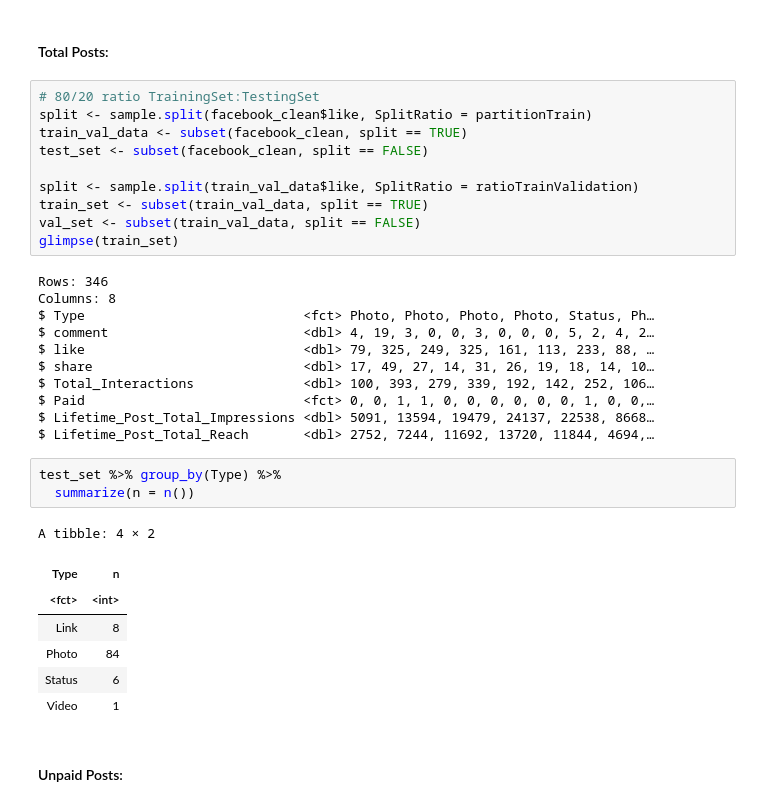
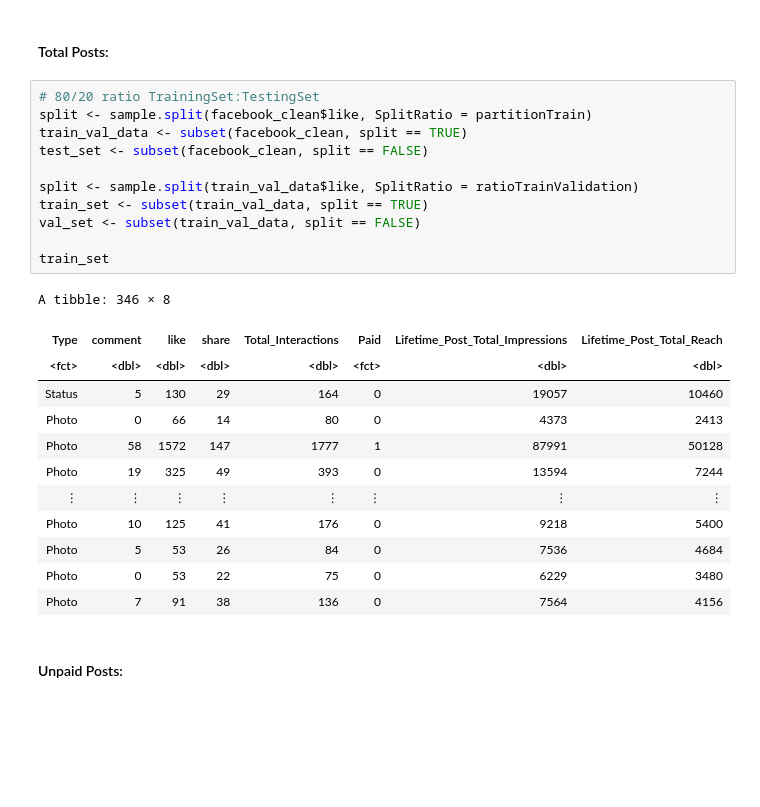
Before and after one commit to calamari99/Facebook-Post-Predictor, a Jupyter notebook: main.ipynb, the cells around one changed output. Drawn from its saved outputs; the diff is of its cells as text; blank space fills up the shorter version.

```diff
--- a/main.ipynb
+++ b/main.ipynb
@@ -161,35 +170,27 @@ ratioTrainValidation = 7/8
 # %%
 # 80/20 ratio TrainingSet:TestingSet
 split <- sample.split(facebook_clean$like, SplitRatio = partitionTrain)
 train_val_data <- subset(facebook_clean, split == TRUE)
 test_set <- subset(facebook_clean, split == FALSE)
 
 split <- sample.split(train_val_data$like, SplitRatio = ratioTrainValidation)
 train_set <- subset(train_val_data, split == TRUE)
 val_set <- subset(train_val_data, split == FALSE)
-glimpse(train_set)
+
+train_set
 # %% [output]
-Rows: 346
-Columns: 8
-$ Type                            <fct> Photo, Photo, Photo, Photo, Status, Ph…
-$ comment                         <dbl> 4, 19, 3, 0, 0, 3, 0, 0, 0, 5, 2, 4, 2…
-$ like                            <dbl> 79, 325, 249, 325, 161, 113, 233, 88, …
-$ share                           <dbl> 17, 49, 27, 14, 31, 26, 19, 18, 14, 10…
-$ Total_Interactions              <dbl> 100, 393, 279, 339, 192, 142, 252, 106…
-$ Paid                            <fct> 0, 0, 1, 1, 0, 0, 0, 0, 0, 0, 1, 0, 0,…
-$ Lifetime_Post_Total_Impressions <dbl> 5091, 13594, 19479, 24137, 22538, 8668…
-$ Lifetime_Post_Total_Reach       <dbl> 2752, 7244, 11692, 13720, 11844, 4694,…
+A tibble: 346 × 8
+| Type | comment | like | share | Total_Interactions | Paid | Lifetime_Post_Total_Impressions | Lifetime_Post_Total_Reach |
+| <fct> | <dbl> | <dbl> | <dbl> | <dbl> | <fct> | <dbl> | <dbl> |
+| Status | 5 | 130 | 29 | 164 | 0 | 19057 | 10460 |
+| Photo | 0 | 66 | 14 | 80 | 0 | 4373 | 2413 |
+| Photo | 58 | 1572 | 147 | 1777 | 1 | 87991 | 50128 |
+| Photo | 19 | 325 | 49 | 393 | 0 | 13594 | 7244 |
+| ⋮ | ⋮ | ⋮ | ⋮ | ⋮ | ⋮ | ⋮ | ⋮ |
+| Photo | 10 | 125 | 41 | 176 | 0 | 9218 | 5400 |
+| Photo | 5 | 53 | 26 | 84 | 0 | 7536 | 4684 |
+| Photo | 0 | 53 | 22 | 75 | 0 | 6229 | 3480 |
+| Photo | 7 | 91 | 38 | 136 | 0 | 7564 | 4156 |
-# %%
-test_set %>% group_by(Type) %>%
-  summarize(n = n())
-# %% [output]
-A tibble: 4 × 2
-| Type | n |
-| <fct> | <int> |
-| Link | 8 |
-| Photo | 84 |
-| Status | 6 |
-| Video | 1 |
 # %% [markdown]
 #### Unpaid Posts:
 # %%
```
Also changed, not shown: parts of 13 cells of this notebook.
